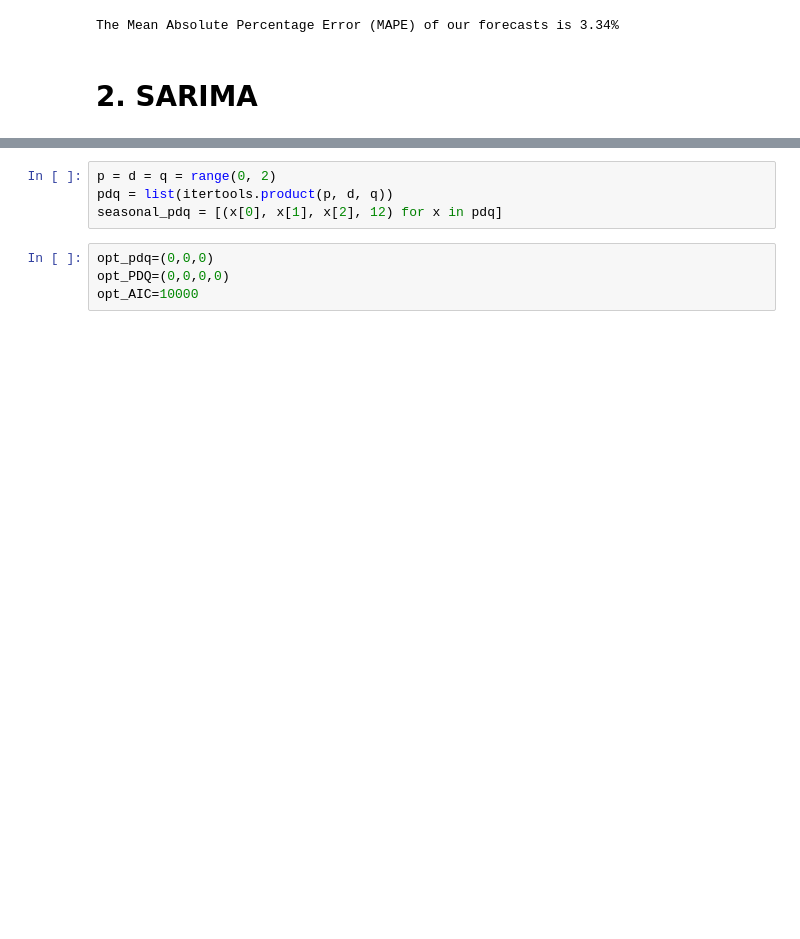
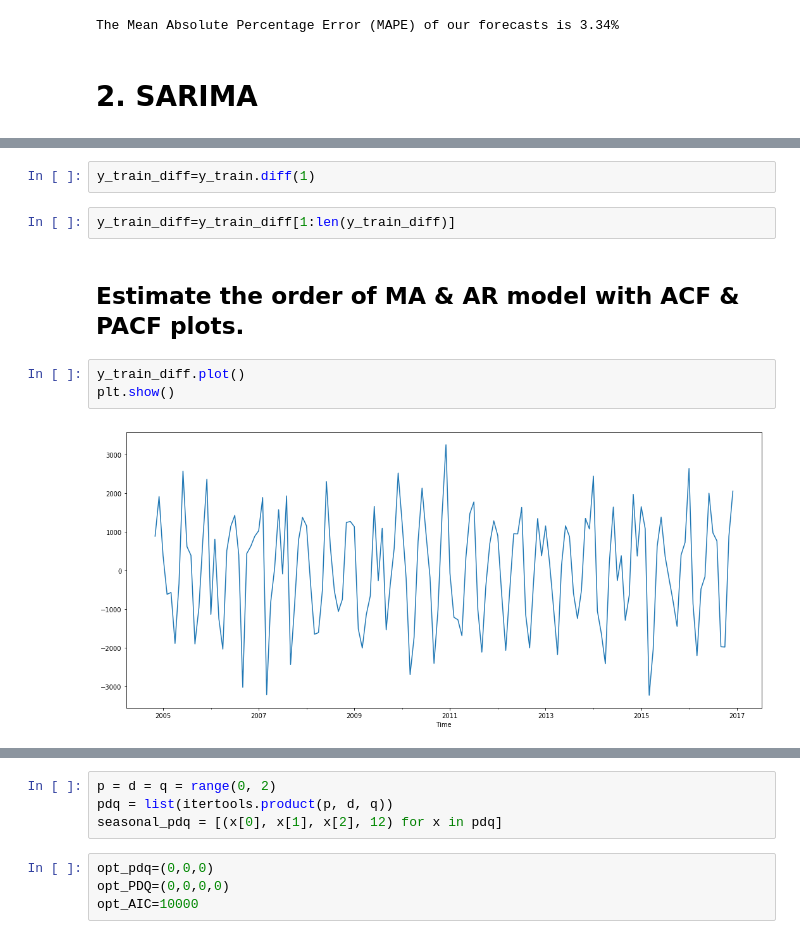
Before and after one commit to kaziahosunhabibripon/Time-Series, a Jupyter notebook: Energy-Consumption-23.ipynb, the cells around one changed output, grey strips where cells are left out. Cells and saved outputs as stored; diff of their text form; blank space fills up the shorter version.

```diff
--- a/Energy-Consumption-23.ipynb
+++ b/Energy-Consumption-23.ipynb
@@ -209,0 +205,11 @@ The Mean Absolute Percentage Error (MAPE) of our forecasts is 3.34%
+# %%
+y_train_diff=y_train.diff(1)
+# %%
+y_train_diff=y_train_diff[1:len(y_train_diff)]
+# %% [markdown]
+## Estimate the order of MA & AR model with ACF & PACF plots.
+# %%
+y_train_diff.plot()
+plt.show()
+# %% [output]
+[figure, added]
```
Also changed, not shown: parts of 45 cells of this notebook.
